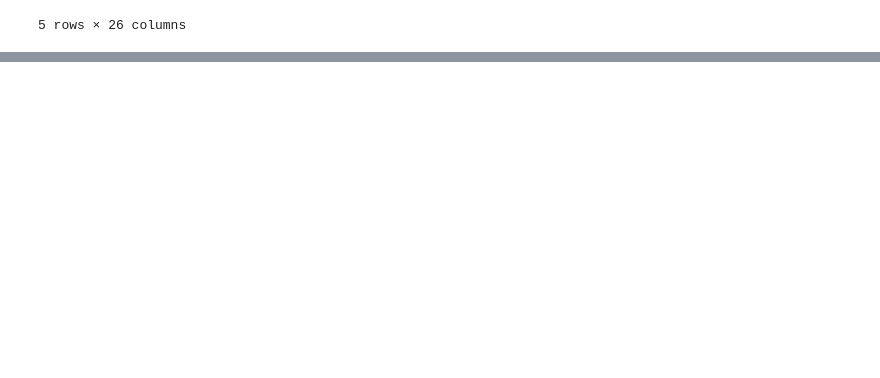
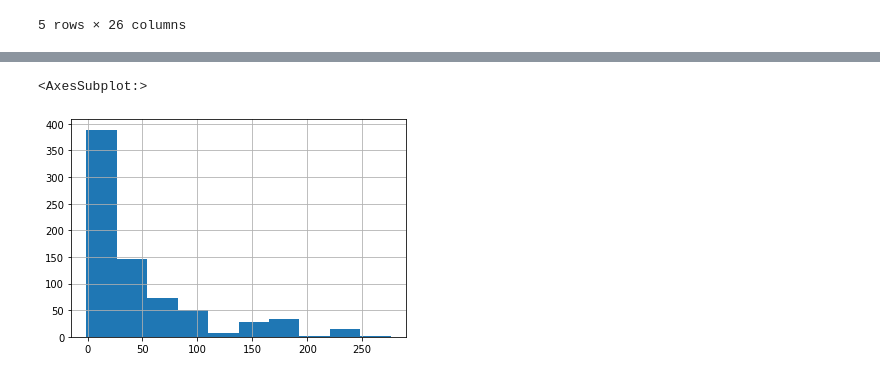
Before and after one commit to annycmg/Salary_Project, a Jupyter notebook: Packages/eda.ipynb, the cells around one changed output, grey strips where cells are left out. Cells and saved outputs as stored; diff of their text form; code cells hidden in the pictures; blank space fills up the shorter version.

```diff
--- a/Packages/eda.ipynb
+++ b/Packages/eda.ipynb
@@ -76,0 +66,5 @@ Name: min_salary, Length: 742, dtype: int64
+# %%
+df.age.hist()
+# %% [output]
+<AxesSubplot:>
+[figure, added]
```
Also changed, not shown: parts of 13 cells of this notebook.
